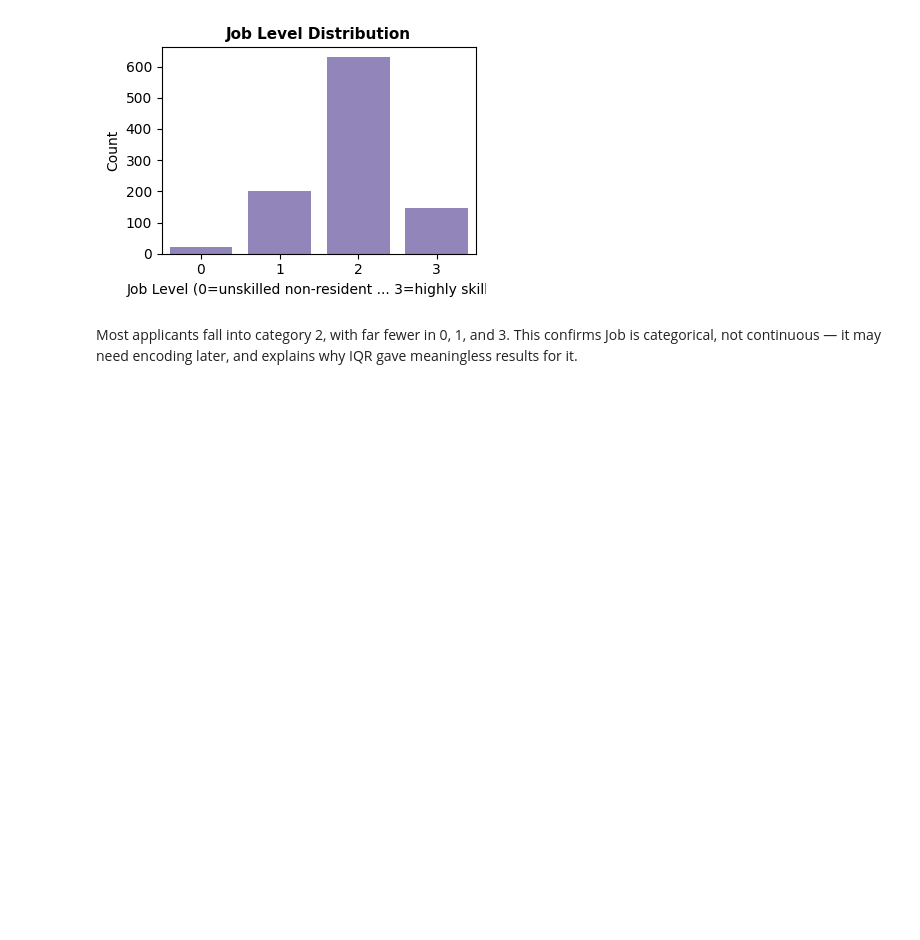
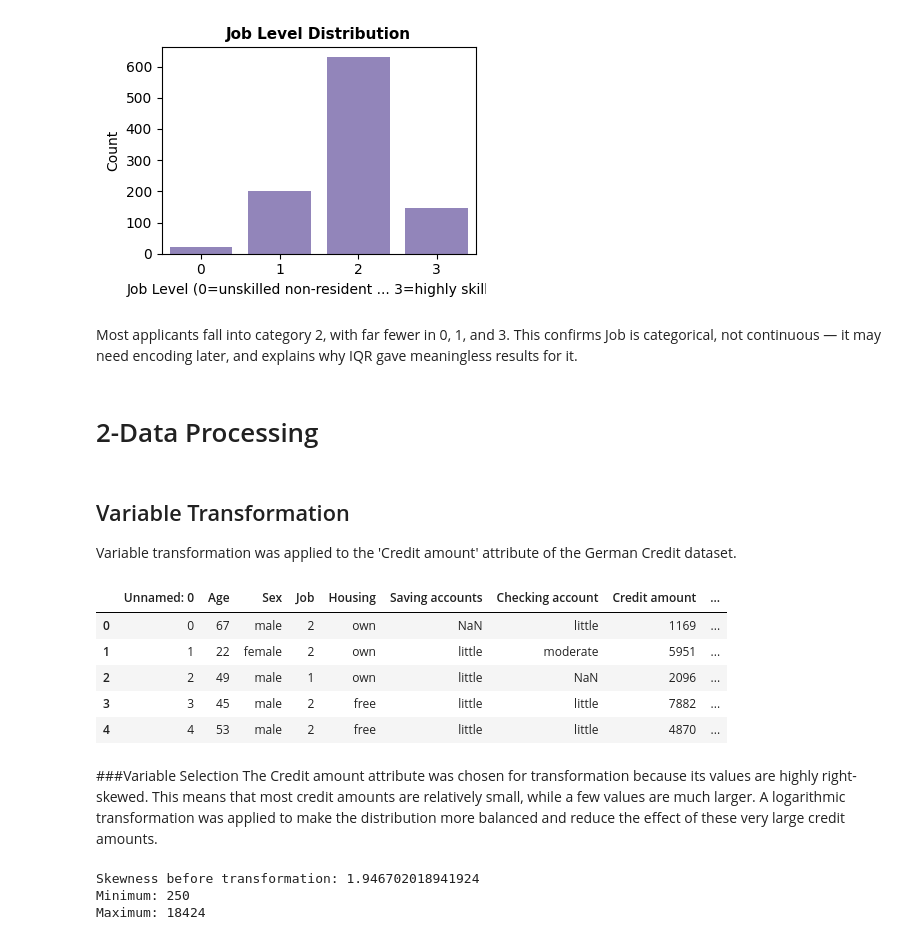
Before and after one commit to saraalmazroa/-IT326-DataMining-Project-, a Jupyter notebook: Phase2.ipynb, the cells around one changed output. Saved outputs shown, nothing was run; the diff lists cells and outputs as text; code cells hidden in the pictures; blank space fills up the shorter version.

```diff
--- a/Phase2.ipynb
+++ b/Phase2.ipynb
@@ -86,3 +86,38 @@ plt.show()
 [figure]
 # %% [markdown]
 Most applicants fall into category 2, with far fewer in 0, 1, and 3. This confirms Job is categorical, not continuous — it may need encoding later, and explains why IQR gave meaningless results for it.
+# %% [markdown]
+# 2-Data Processing
+# %% [markdown]
+
+## Variable Transformation
+
+Variable transformation was applied to the 'Credit amount' attribute of the German Credit dataset.
+# %%
+import pandas as pd
+import numpy as np
+import matplotlib.pyplot as plt
+from scipy.stats import skew
+url = "https://raw.githubusercontent.com/saraalmazroa/-IT326-DataMining-Project-/main/Dataset/german_credit_data-3.csv"
+df = pd.read_csv(url)
+df.head() #To display the first 5 rows
+# %% [output]
+|  | Unnamed: 0 | Age | Sex | Job | Housing | Saving accounts | Checking account | Credit amount | ... |
+| 0 | 0 | 67 | male | 2 | own | NaN | little | 1169 | ... |
+| 1 | 1 | 22 | female | 2 | own | little | moderate | 5951 | ... |
+| 2 | 2 | 49 | male | 1 | own | little | NaN | 2096 | ... |
+| 3 | 3 | 45 | male | 2 | free | little | little | 7882 | ... |
+| 4 | 4 | 53 | male | 2 | free | little | little | 4870 | ... |
+# %% [markdown]
+###Variable Selection
+The Credit amount attribute was chosen for transformation because its values are highly right-skewed. This means that most credit amounts are relatively small, while a few values are much larger. A logarithmic transformation was applied to make the distribution more balanced and reduce the effect of these very large credit amounts.
+# %%
+original_skewness = skew(df["Credit amount"])
+
+print("Skewness before transformation:", original_skewness)
+print("Minimum:", df["Credit amount"].min())
+print("Maximum:", df["Credit amount"].max())
+# %% [output]
+Skewness before transformation: 1.946702018941924
+Minimum: 250
+Maximum: 18424
```
Also changed, not shown: parts of 6 cells of this notebook.
